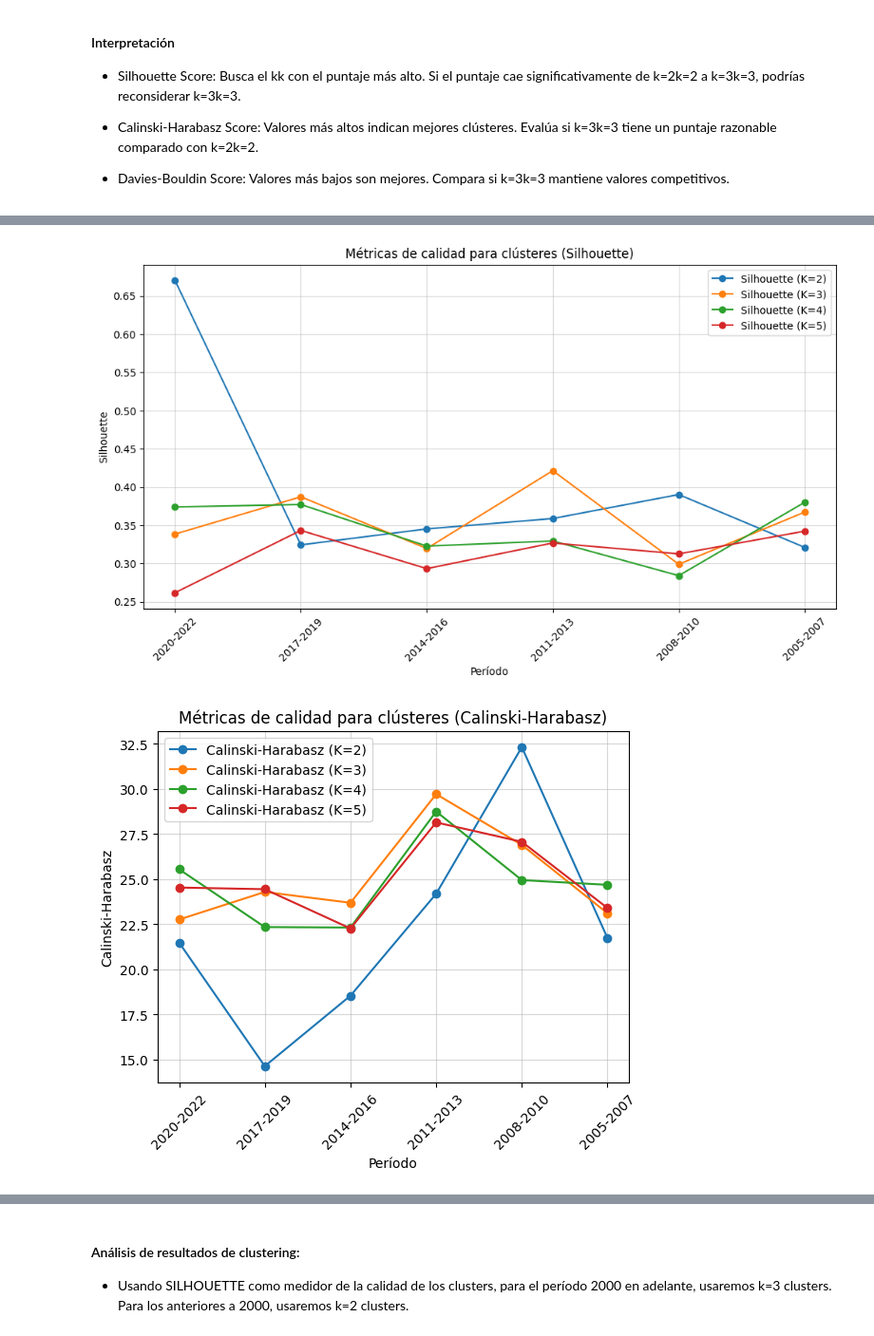
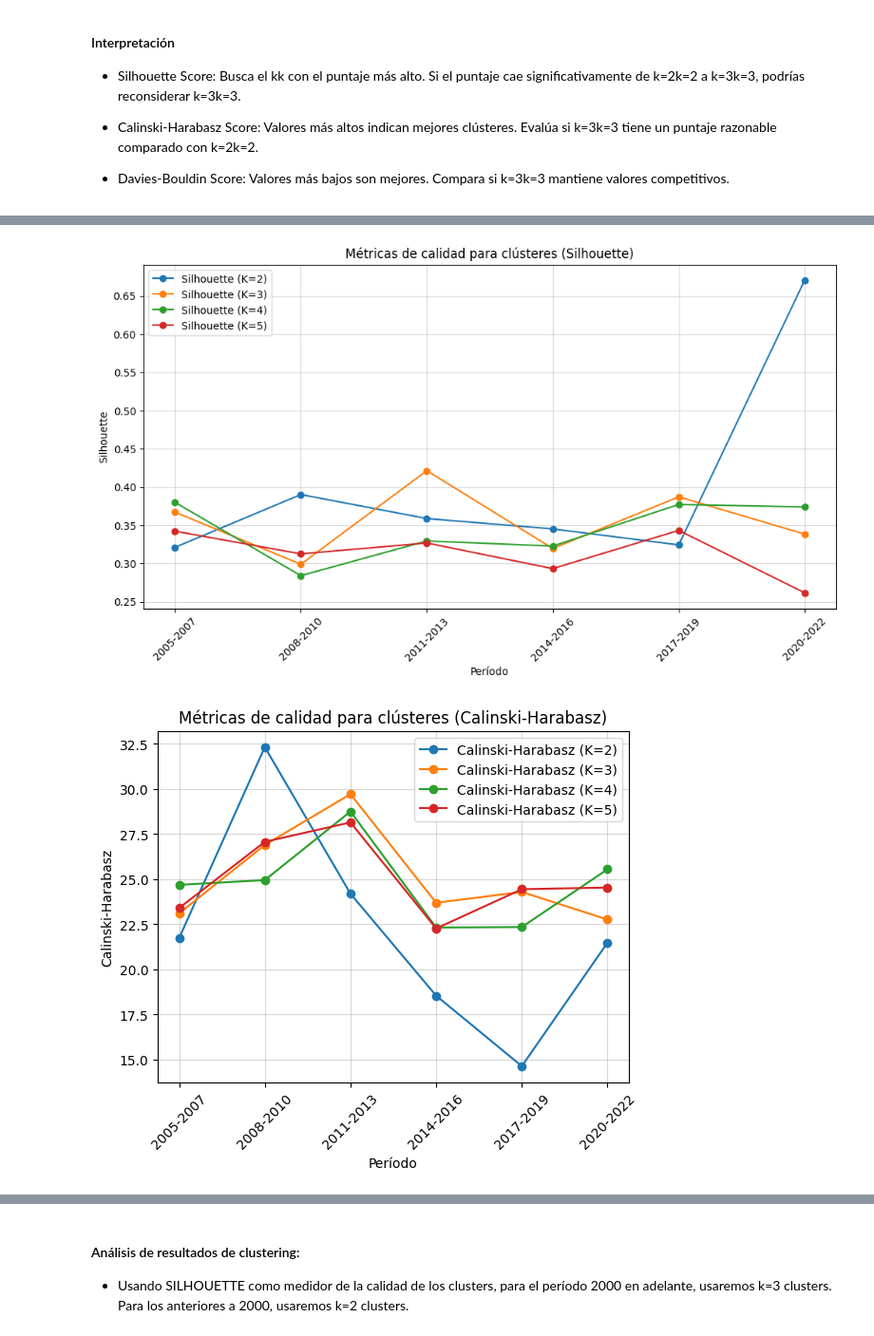
Before and after one commit to MatiasBunsterRaby/Capstone_git, a Jupyter notebook: notebooks/Tempo_sin_PCA_CORRUPCIÓN_sin104.ipynb, the cells around one changed output, grey strips where cells are left out. Shown at 95% size. Cells and saved outputs as stored; diff of their text form; code cells hidden in the pictures.

```diff
--- a/notebooks/Tempo_sin_PCA_CORRUPCIÓN_sin104.ipynb
+++ b/notebooks/Tempo_sin_PCA_CORRUPCIÓN_sin104.ipynb
@@ -510,6 +510,10 @@ for desde, hasta in periodos:
 # Convertir los resultados a un DataFrame
 df_calidad = pd.DataFrame(calidad_clustering)
 
+# Ordenar el DataFrame por períodos en orden cronológico
+df_calidad['Periodo_inicio'] = df_calidad['Periodo'].apply(lambda x: int(x.split('-')[0]))
+df_calidad = df_calidad.sort_values(by='Periodo_inicio').drop(columns='Periodo_inicio')
+
 # Mostrar los resultados
 print("Resultados de evaluación de clústeres:")
 display(df_calidad)
@@ -561,2 +565,2 @@ Resultados de evaluación de clústeres:
-[figure, old version]
+[figure, new version]
-[figure, old version]
+[figure, new version]
```
Also changed, not shown: parts of 2 cells of this notebook, 9 other files.
